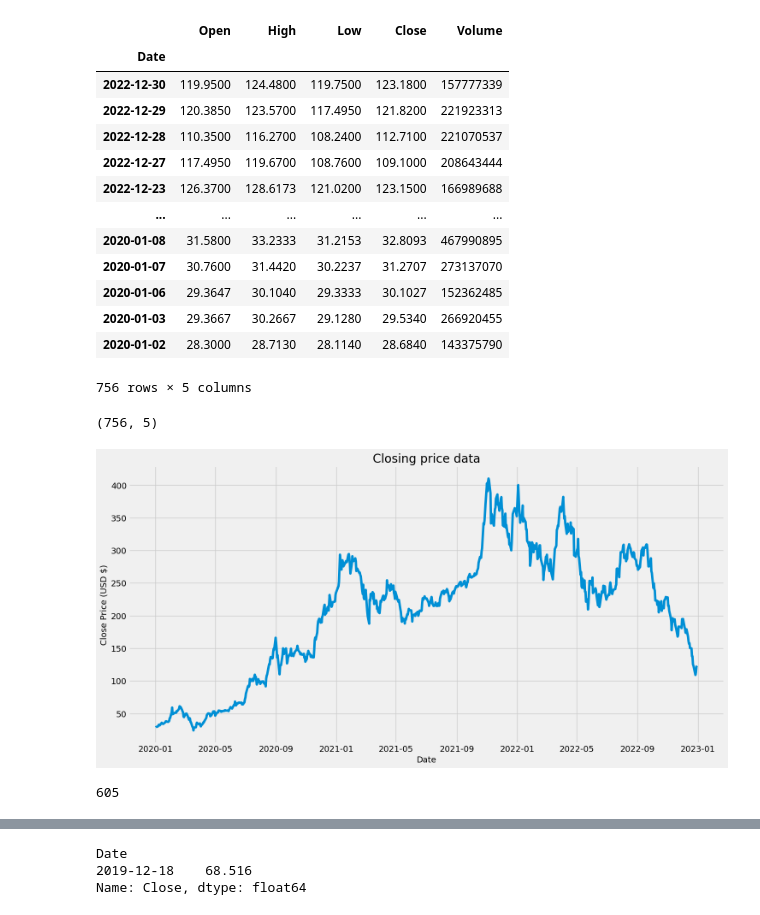
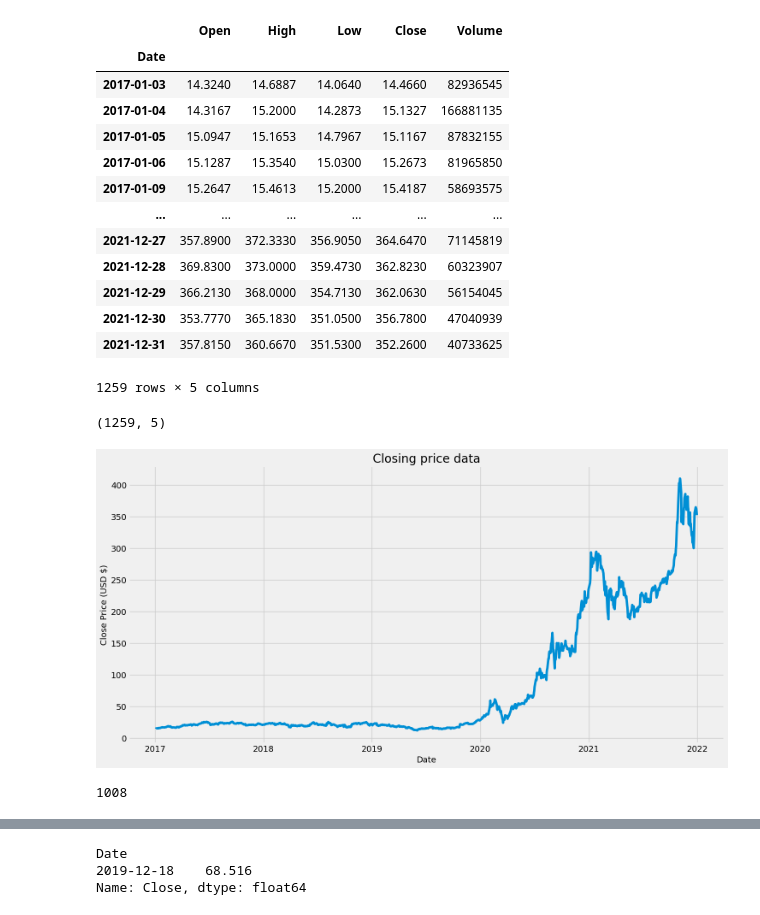
Before and after one commit to jacklayfield/ClosingPrices, a Jupyter notebook: datapredict.ipynb, the cells around one changed output, grey strips where cells are left out. Drawn from its saved outputs; the diff is of its cells as text; code cells hidden in the pictures.

```diff
--- a/datapredict.ipynb
+++ b/datapredict.ipynb
@@ -15,29 +15,32 @@ import matplotlib.pyplot as plt
 plt.style.use('fivethirtyeight')
 # %%
 #Grab stock quote
-start_date = datetime(2020, 1, 1)
-end_date = datetime(2023, 1, 1)
+start_date = datetime(2017, 1, 1)
+end_date = datetime(2022, 1, 1)
 sq = pdr.DataReader('TSLA', 'stooq', start_date, end_date)
+
+# Reindex our dataframe to be in ascending order by date.
+sq = sq.reindex(index=sq.index[::-1])
 sq
 # %% [output]
 |  | Open | High | Low | Close | Volume |
 | Date |  |  |  |  |  |
-| 2022-12-30 | 119.9500 | 124.4800 | 119.7500 | 123.1800 | 157777339 |
-| 2022-12-29 | 120.3850 | 123.5700 | 117.4950 | 121.8200 | 221923313 |
-| 2022-12-28 | 110.3500 | 116.2700 | 108.2400 | 112.7100 | 221070537 |
-| 2022-12-27 | 117.4950 | 119.6700 | 108.7600 | 109.1000 | 208643444 |
-| 2022-12-23 | 126.3700 | 128.6173 | 121.0200 | 123.1500 | 166989688 |
+| 2017-01-03 | 14.3240 | 14.6887 | 14.0640 | 14.4660 | 82936545 |
+| 2017-01-04 | 14.3167 | 15.2000 | 14.2873 | 15.1327 | 166881135 |
+| 2017-01-05 | 15.0947 | 15.1653 | 14.7967 | 15.1167 | 87832155 |
+| 2017-01-06 | 15.1287 | 15.3540 | 15.0300 | 15.2673 | 81965850 |
+| 2017-01-09 | 15.2647 | 15.4613 | 15.2000 | 15.4187 | 58693575 |
 | ... | ... | ... | ... | ... | ... |
-| 2020-01-08 | 31.5800 | 33.2333 | 31.2153 | 32.8093 | 467990895 |
-| 2020-01-07 | 30.7600 | 31.4420 | 30.2237 | 31.2707 | 273137070 |
-| 2020-01-06 | 29.3647 | 30.1040 | 29.3333 | 30.1027 | 152362485 |
-| 2020-01-03 | 29.3667 | 30.2667 | 29.1280 | 29.5340 | 266920455 |
-| 2020-01-02 | 28.3000 | 28.7130 | 28.1140 | 28.6840 | 143375790 |
+| 2021-12-27 | 357.8900 | 372.3330 | 356.9050 | 364.6470 | 71145819 |
+| 2021-12-28 | 369.8300 | 373.0000 | 359.4730 | 362.8230 | 60323907 |
+| 2021-12-29 | 366.2130 | 368.0000 | 354.7130 | 362.0630 | 56154045 |
+| 2021-12-30 | 353.7770 | 365.1830 | 351.0500 | 356.7800 | 47040939 |
+| 2021-12-31 | 357.8150 | 360.6670 | 351.5300 | 352.2600 | 40733625 |
-756 rows × 5 columns
+1259 rows × 5 columns
 # %%
 sq.shape
 # %% [output]
-(756, 5)
+(1259, 5)
 # %%
 #Closing price data visual
 plt.figure(figsize=(16,8))
@@ -47,7 +50,7 @@ plt.xlabel('Date', fontsize=14)
 plt.ylabel('Close Price (USD $)', fontsize=14)
 plt.show()
 # %% [output]
-[figure, old version]
+[figure, new version]
 # %%
 #Create dataframe for close column
 data = sq.filter(['Close'])
@@ -57,7 +60,7 @@ dataset = data.values
 training_data_len = math.ceil(len(dataset) * 0.8)
 training_data_len
 # %% [output]
-605
+1008
 # %%
 #Scale data
 scaler = MinMaxScaler(feature_range=(0,1))
```
Also changed, not shown: parts of 11 cells of this notebook, 1 other file.
